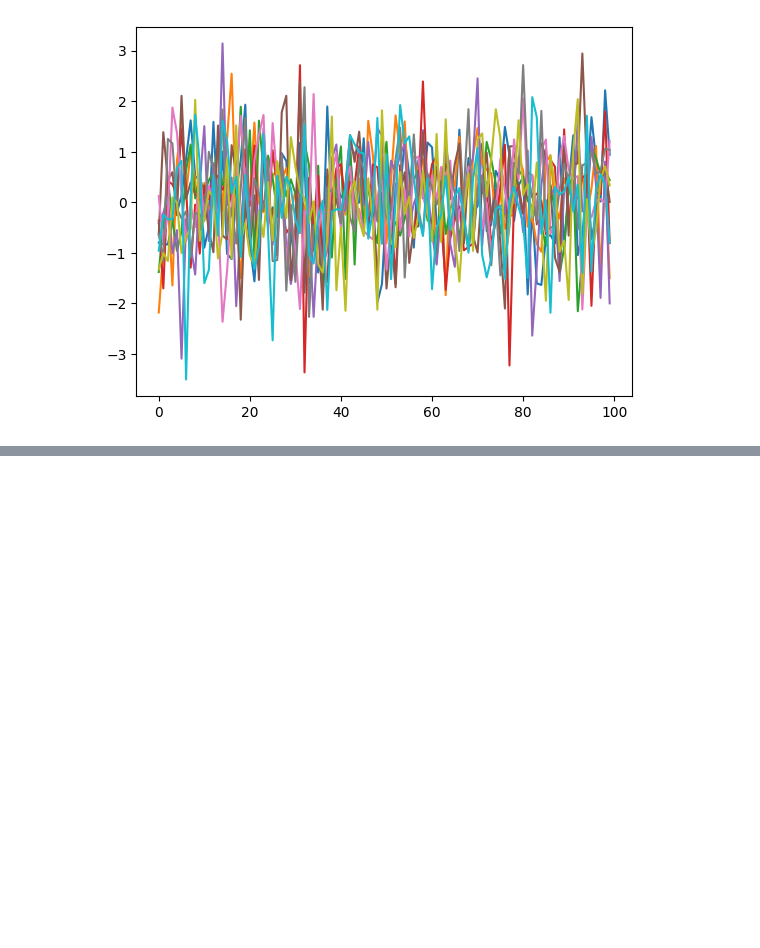
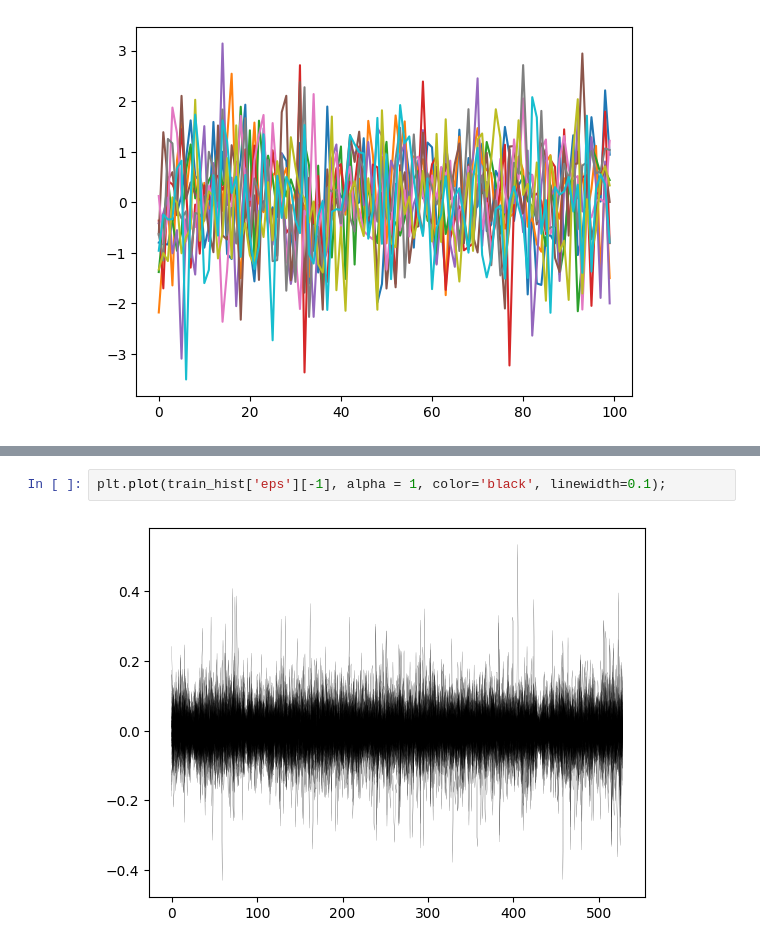
Before and after one commit to julianvanmeggelen/Thesis, a Jupyter notebook: Andreini/Andreini.ipynb, the cells around one changed output, grey strips where cells are left out. Drawn from its saved outputs; the diff is of its cells as text; blank space fills up the shorter version.

```diff
--- a/Andreini/Andreini.ipynb
+++ b/Andreini/Andreini.ipynb
@@ -88,0 +170,4 @@ plt.plot(sim);
+# %%
+plt.plot(train_hist['eps'][-1], alpha = 1, color='black', linewidth=0.1);
+# %% [output]
+[figure, added]
```
Also changed, not shown: parts of 16 cells of this notebook, 1 other file.
